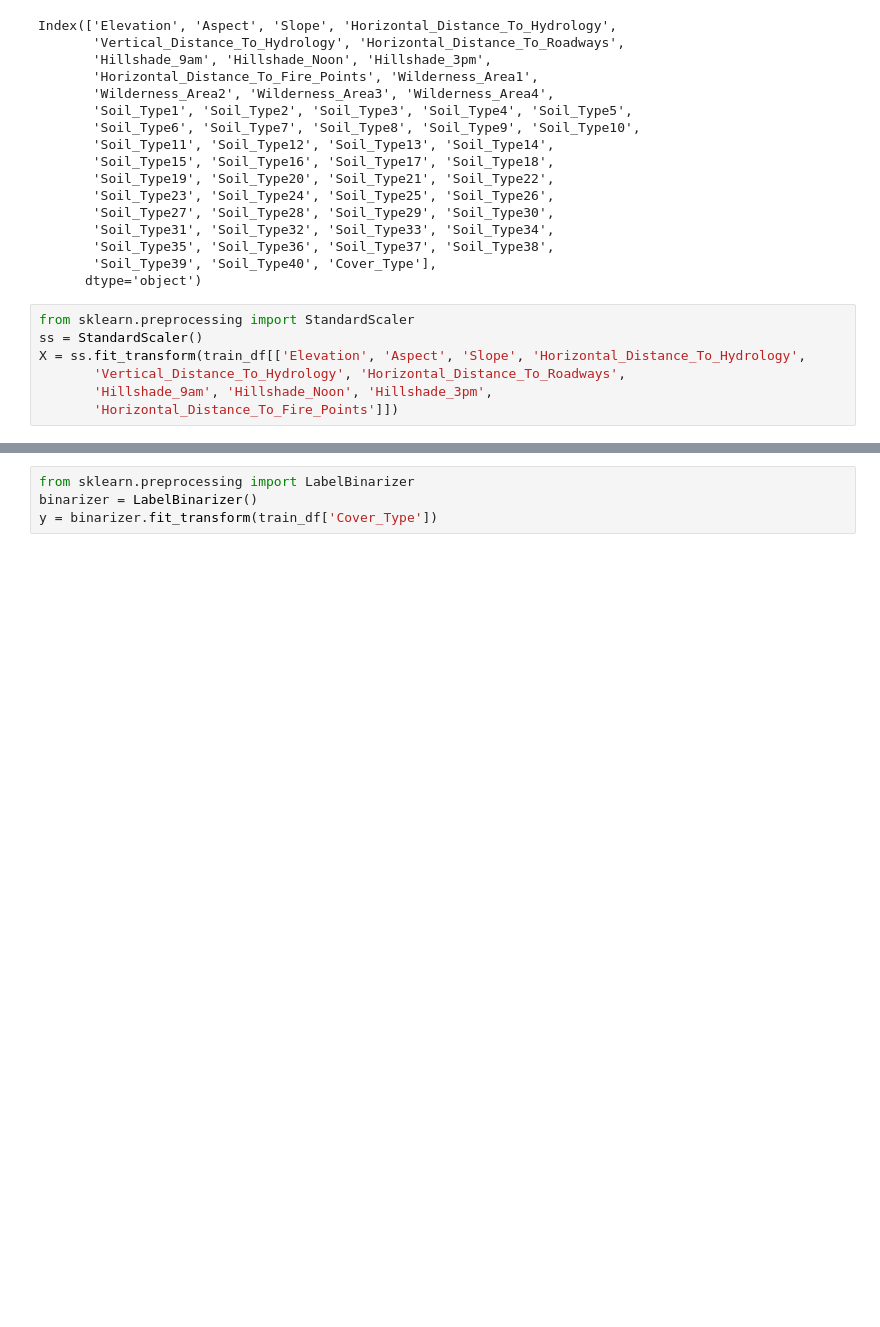
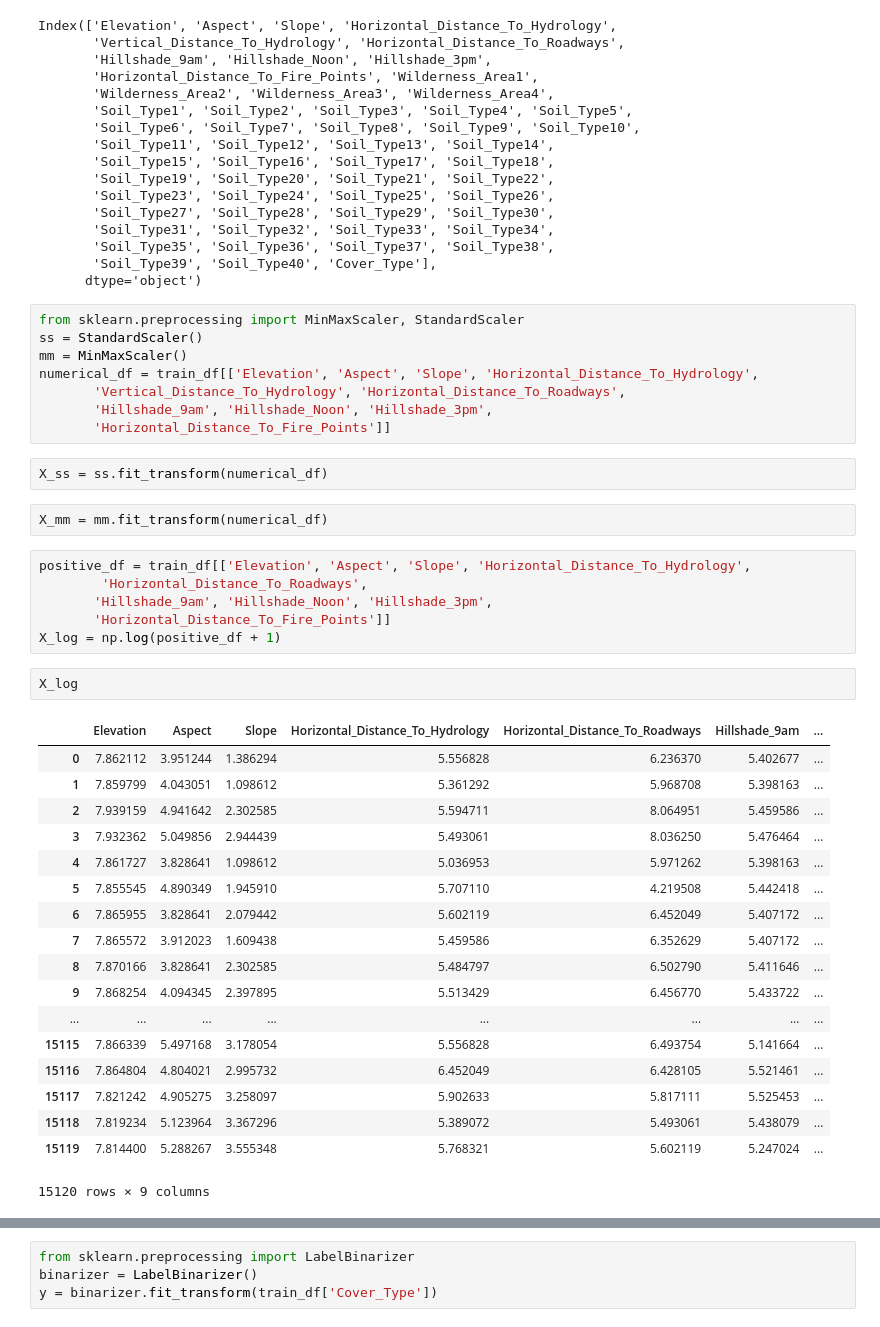
Before and after one commit to IvanBrasilico/kaggle-forest-types, a Jupyter notebook: Neural model.ipynb, the cells around one changed output, grey strips where cells are left out. Drawn from its saved outputs; the diff is of its cells as text; blank space fills up the shorter version.

```diff
--- a/Neural model.ipynb
+++ b/Neural model.ipynb
@@ -97,12 +97,44 @@ Index(['Elevation', 'Aspect', 'Slope', 'Horizontal_Distance_To_Hydrology',
        'Soil_Type39', 'Soil_Type40', 'Cover_Type'],
       dtype='object')
 # %%
-from sklearn.preprocessing import StandardScaler
+from sklearn.preprocessing import MinMaxScaler, StandardScaler
 ss = StandardScaler()
-X = ss.fit_transform(train_df[['Elevation', 'Aspect', 'Slope', 'Horizontal_Distance_To_Hydrology',
+mm = MinMaxScaler()
+numerical_df = train_df[['Elevation', 'Aspect', 'Slope', 'Horizontal_Distance_To_Hydrology',
        'Vertical_Distance_To_Hydrology', 'Horizontal_Distance_To_Roadways',
        'Hillshade_9am', 'Hillshade_Noon', 'Hillshade_3pm',
-       'Horizontal_Distance_To_Fire_Points']])
+       'Horizontal_Distance_To_Fire_Points']]
+# %%
+X_ss = ss.fit_transform(numerical_df)
+# %%
+X_mm = mm.fit_transform(numerical_df)
+# %%
+positive_df = train_df[['Elevation', 'Aspect', 'Slope', 'Horizontal_Distance_To_Hydrology',
+        'Horizontal_Distance_To_Roadways',
+       'Hillshade_9am', 'Hillshade_Noon', 'Hillshade_3pm',
+       'Horizontal_Distance_To_Fire_Points']]
+X_log = np.log(positive_df + 1)
+# %%
+X_log
+# %% [output]
+|  | Elevation | Aspect | Slope | Horizontal_Distance_To_Hydrology | Horizontal_Distance_To_Roadways | Hillshade_9am | ... |
+| 0 | 7.862112 | 3.951244 | 1.386294 | 5.556828 | 6.236370 | 5.402677 | ... |
+| 1 | 7.859799 | 4.043051 | 1.098612 | 5.361292 | 5.968708 | 5.398163 | ... |
+| 2 | 7.939159 | 4.941642 | 2.302585 | 5.594711 | 8.064951 | 5.459586 | ... |
+| 3 | 7.932362 | 5.049856 | 2.944439 | 5.493061 | 8.036250 | 5.476464 | ... |
+| 4 | 7.861727 | 3.828641 | 1.098612 | 5.036953 | 5.971262 | 5.398163 | ... |
+| 5 | 7.855545 | 4.890349 | 1.945910 | 5.707110 | 4.219508 | 5.442418 | ... |
+| 6 | 7.865955 | 3.828641 | 2.079442 | 5.602119 | 6.452049 | 5.407172 | ... |
+| 7 | 7.865572 | 3.912023 | 1.609438 | 5.459586 | 6.352629 | 5.407172 | ... |
+| 8 | 7.870166 | 3.828641 | 2.302585 | 5.484797 | 6.502790 | 5.411646 | ... |
+| 9 | 7.868254 | 4.094345 | 2.397895 | 5.513429 | 6.456770 | 5.433722 | ... |
+| ... | ... | ... | ... | ... | ... | ... | ... |
+| 15115 | 7.866339 | 5.497168 | 3.178054 | 5.556828 | 6.493754 | 5.141664 | ... |
+| 15116 | 7.864804 | 4.804021 | 2.995732 | 6.452049 | 6.428105 | 5.521461 | ... |
+| 15117 | 7.821242 | 4.905275 | 3.258097 | 5.902633 | 5.817111 | 5.525453 | ... |
+| 15118 | 7.819234 | 5.123964 | 3.367296 | 5.389072 | 5.493061 | 5.438079 | ... |
+| 15119 | 7.814400 | 5.288267 | 3.555348 | 5.768321 | 5.602119 | 5.247024 | ... |
+15120 rows × 9 columns
 # %%
 def categorical_features(df):
     size = len(df)
```
Also changed, not shown: parts of 17 cells of this notebook.
